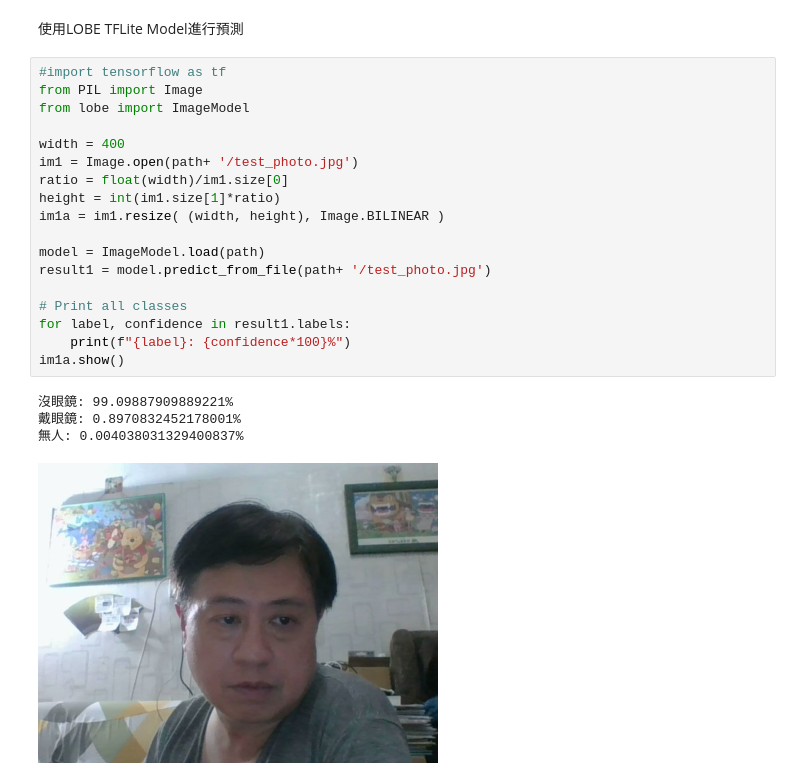
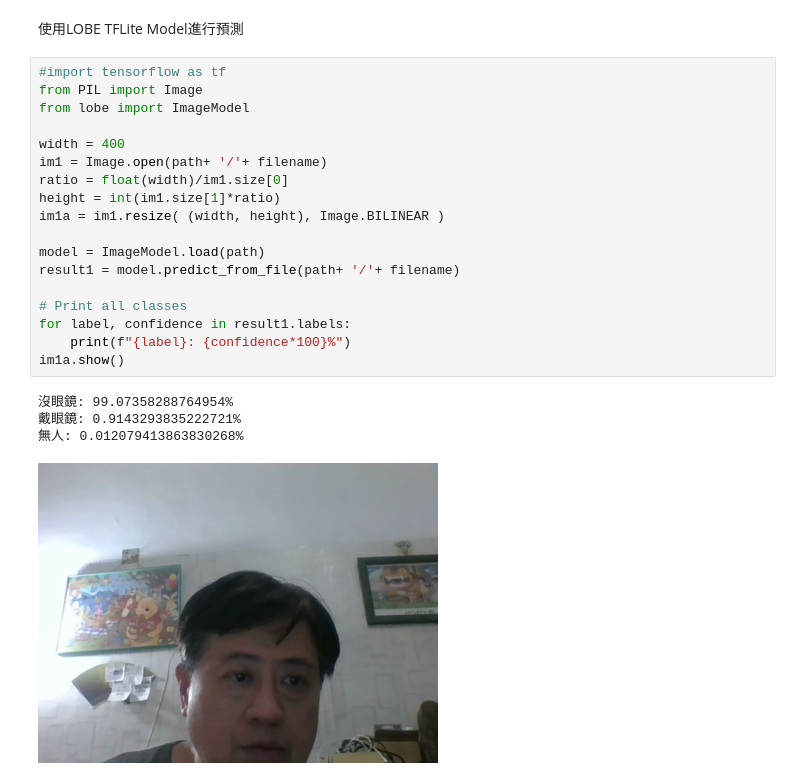
Before and after one commit to aiaurora/Lobe-TFLite_webcam-test, a Jupyter notebook: lobe_python_2(webcam拍照).ipynb, the cells around one changed output. Saved outputs shown, nothing was run; the diff lists cells and outputs as text.

```diff
--- a/lobe_python_2(webcam拍照).ipynb
+++ b/lobe_python_2(webcam拍照).ipynb
@@ -108,23 +108,23 @@ Saved to test_photo.jpg
 # %%
 #import tensorflow as tf
 from PIL import Image
 from lobe import ImageModel
 
 width = 400
-im1 = Image.open(path+ '/test_photo.jpg')
+im1 = Image.open(path+ '/'+ filename)
 ratio = float(width)/im1.size[0]
 height = int(im1.size[1]*ratio)
 im1a = im1.resize( (width, height), Image.BILINEAR )
 
 model = ImageModel.load(path)
-result1 = model.predict_from_file(path+ '/test_photo.jpg')
+result1 = model.predict_from_file(path+ '/'+ filename)
 
 # Print all classes
 for label, confidence in result1.labels:
     print(f"{label}: {confidence*100}%")
 im1a.show()
 # %% [output]
-沒眼鏡: 99.09887909889221%
-戴眼鏡: 0.8970832452178001%
-無人: 0.004038031329400837%
+沒眼鏡: 99.07358288764954%
+戴眼鏡: 0.9143293835222721%
+無人: 0.012079413863830268%
-[figure, old version]
+[figure, new version]
```
Also changed, not shown: parts of 5 cells of this notebook.
